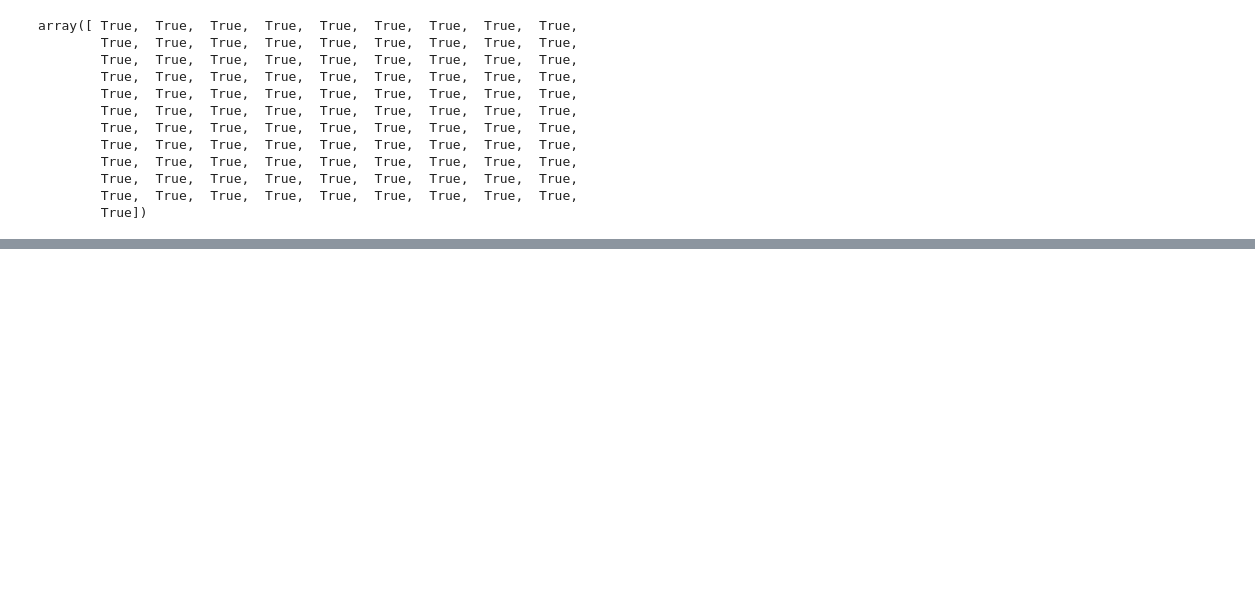
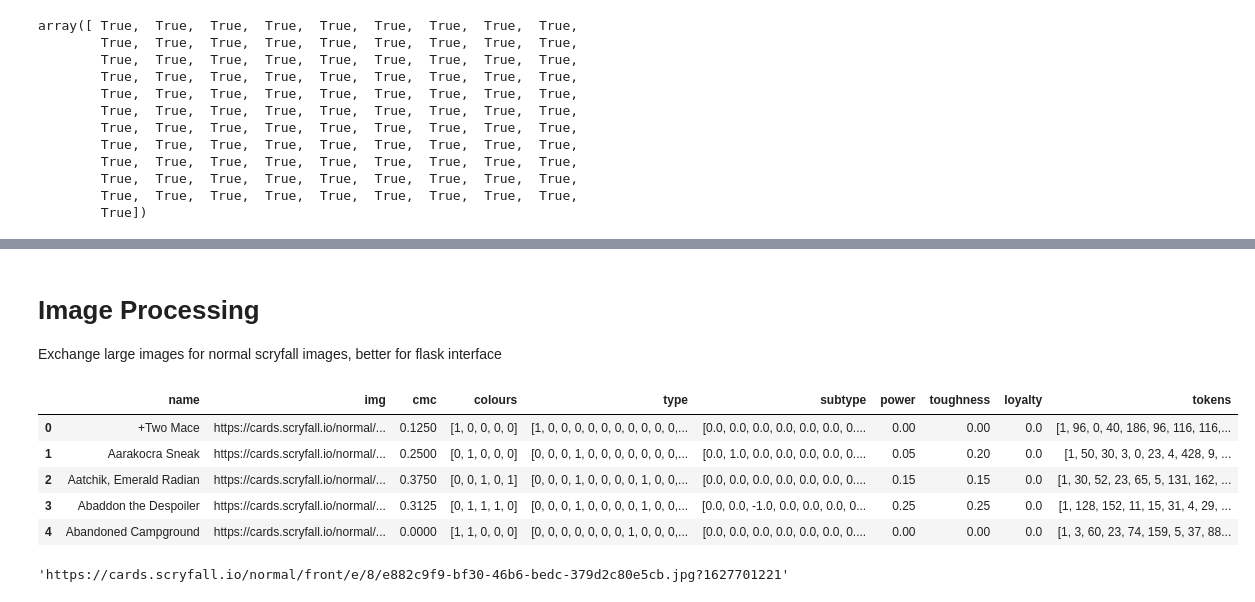
Before and after one commit to BWMarshall/AutoencoderMTG, a Jupyter notebook: data_wrangling.ipynb, the cells around one changed output, grey strips where cells are left out. Drawn from its saved outputs; the diff is of its cells as text; code cells hidden in the pictures; blank space fills up the shorter version.

```diff
--- a/data_wrangling.ipynb
+++ b/data_wrangling.ipynb
@@ -473,0 +472,23 @@ df.to_json('./data/data.json', orient='records', indent=4)
+# %% [markdown]
+<h1> Image Processing </h1>
+
+Exchange large images for normal scryfall images, better for flask interface
+# %%
+def update_img(row):
+    img_src = row["img"]
+    return img_src.replace("large","normal",1)
+
+
+df["img"] = df.apply(update_img,axis=1)
+df.head()
+# %% [output]
+|  | name | img | cmc | colours | type | subtype | power | toughness | loyalty | tokens |
+| 0 | +Two Mace | https://cards.scryfall.io/normal/... | 0.1250 | [1, 0, 0, 0, 0] | [1, 0, 0, 0, 0, 0, 0, 0, 0, 0, 0,... | [0.0, 0.0, 0.0, 0.0, 0.0, 0.0, 0.... | 0.00 | 0.00 | 0.0 | [1, 96, 0, 40, 186, 96, 116, 116,... |
+| 1 | Aarakocra Sneak | https://cards.scryfall.io/normal/... | 0.2500 | [0, 1, 0, 0, 0] | [0, 0, 0, 1, 0, 0, 0, 0, 0, 0, 0,... | [0.0, 1.0, 0.0, 0.0, 0.0, 0.0, 0.... | 0.05 | 0.20 | 0.0 | [1, 50, 30, 3, 0, 23, 4, 428, 9, ... |
+| 2 | Aatchik, Emerald Radian | https://cards.scryfall.io/normal/... | 0.3750 | [0, 0, 1, 0, 1] | [0, 0, 0, 1, 0, 0, 0, 0, 1, 0, 0,... | [0.0, 0.0, 0.0, 0.0, 0.0, 0.0, 0.... | 0.15 | 0.15 | 0.0 | [1, 30, 52, 23, 65, 5, 131, 162, ... |
+| 3 | Abaddon the Despoiler | https://cards.scryfall.io/normal/... | 0.3125 | [0, 1, 1, 1, 0] | [0, 0, 0, 1, 0, 0, 0, 0, 1, 0, 0,... | [0.0, 0.0, -1.0, 0.0, 0.0, 0.0, 0... | 0.25 | 0.25 | 0.0 | [1, 128, 152, 11, 15, 31, 4, 29, ... |
+| 4 | Abandoned Campground | https://cards.scryfall.io/normal/... | 0.0000 | [1, 1, 0, 0, 0] | [0, 0, 0, 0, 0, 0, 0, 1, 0, 0, 0,... | [0.0, 0.0, 0.0, 0.0, 0.0, 0.0, 0.... | 0.00 | 0.00 | 0.0 | [1, 3, 60, 23, 74, 159, 5, 37, 88... |
+# %%
+df.loc[0]["img"]
+# %% [output]
+'https://cards.scryfall.io/normal/front/e/8/e882c9f9-bf30-46b6-bedc-379d2c80e5cb.jpg?1627701221'
```
Also changed, not shown: parts of 15 cells of this notebook, 6 other files.
